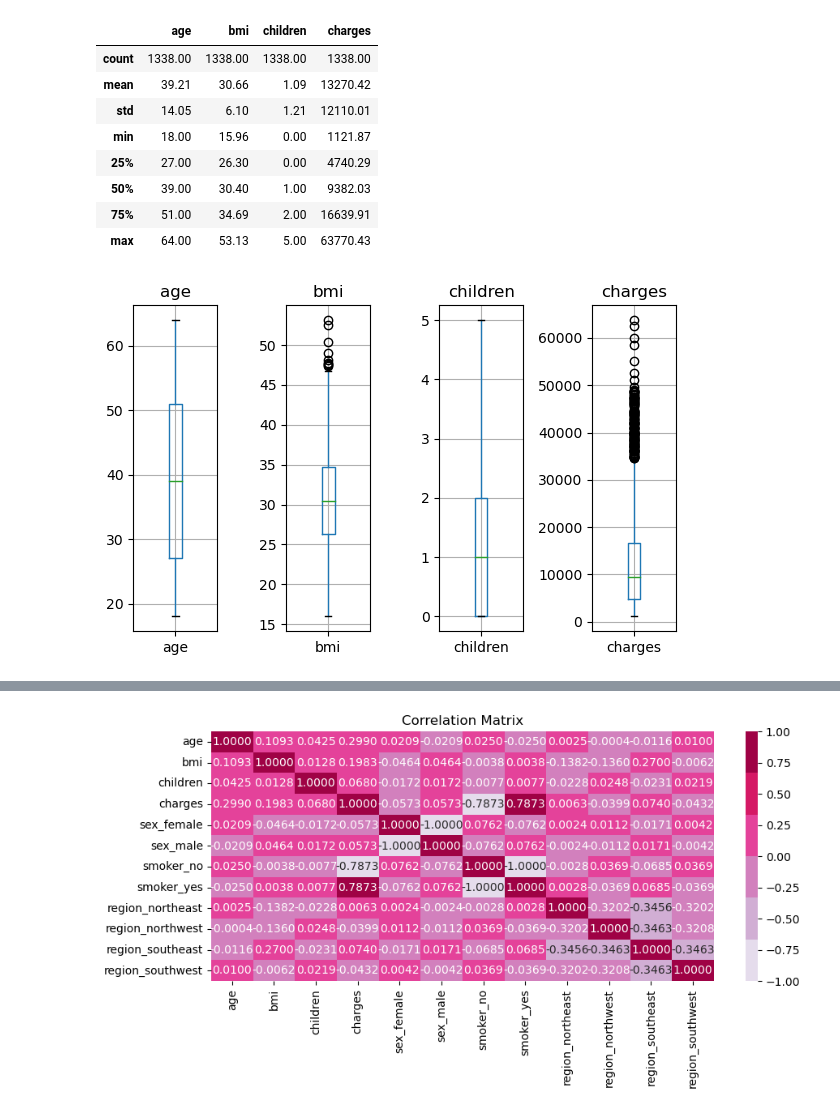
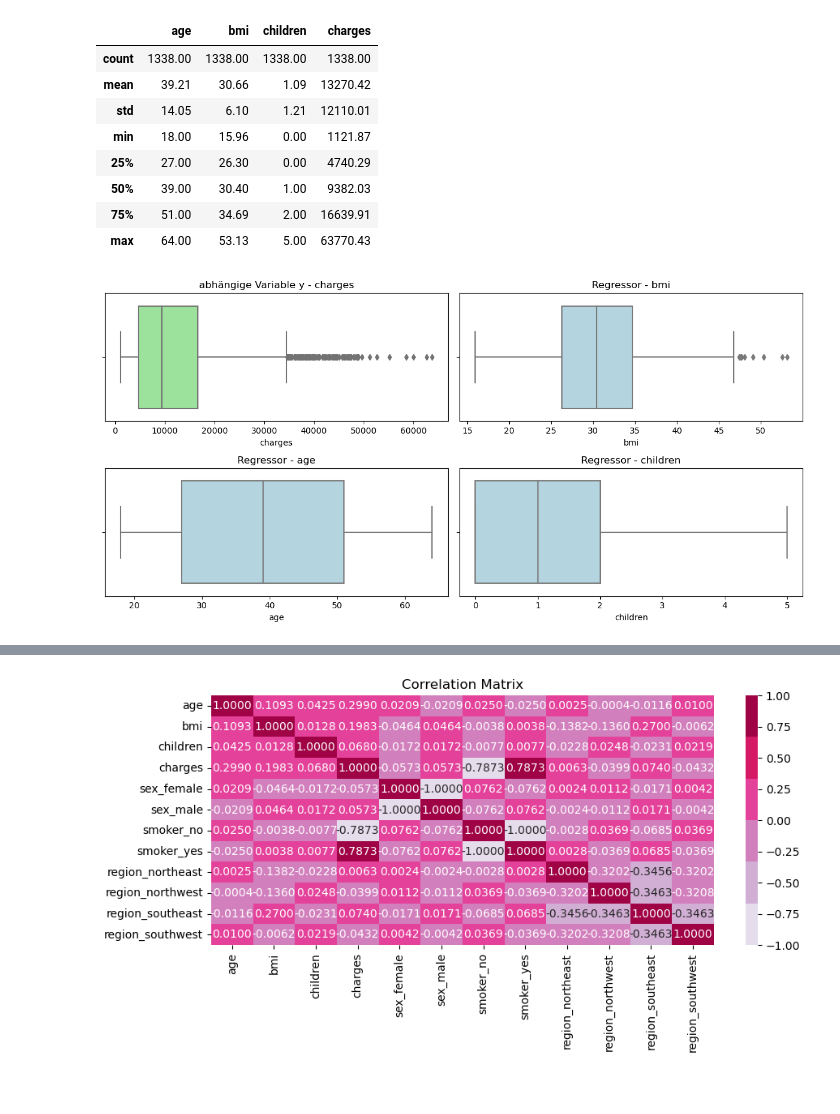
Before and after one commit to BrockherdeT/econometrics, a Jupyter notebook: shared_A2.ipynb, the cells around one changed output, grey strips where cells are left out. Saved outputs shown, nothing was run; the diff lists cells and outputs as text; code cells hidden in the pictures.

```diff
--- a/shared_A2.ipynb
+++ b/shared_A2.ipynb
@@ -147,22 +139,32 @@ data[['age', 'bmi', 'children', 'charges']].describe().round(2)
 | 50% | 39.00 | 30.40 | 1.00 | 9382.03 |
 | 75% | 51.00 | 34.69 | 2.00 | 16639.91 |
 | max | 64.00 | 53.13 | 5.00 | 63770.43 |
-# %%
-# Box und Whiskerplots
-df = data[['age', 'bmi', 'children', 'charges']]
-
-plt.figure(figsize=(6, 4))
-
-num_columns = len(df.columns)
-
-# Für jede Spalte im DataFrame einen Boxplot erstellen
-for i, column in enumerate(df.columns):
-    plt.subplot(1, num_columns, i+1)  #Für jede Spalte ein eigenen Plot
-    df.boxplot(column)
-    plt.title(column)
-
-plt.tight_layout()
-plt.show()
-# %% [output]
-[figure, removed]
+# %%
+plt.figure(figsize=(12, 6))
+
+# Boxplot for 'charges'
+plt.subplot(2, 2, 1)
+sns.boxplot(data=data, x='charges', color='lightgreen')
+plt.title('abhängige Variable y - charges')
+
+# Boxplot for 'bmi'
+plt.subplot(2, 2, 2)
+sns.boxplot(data=data, x='bmi', color='lightblue')
+plt.title('Regressor - bmi')
+
+# Boxplot for 'age'
+plt.subplot(2, 2, 3)
+sns.boxplot(data=data, x='age', color='lightblue')
+plt.title('Regressor - age')
+
+# Boxplot for 'children'
+plt.subplot(2, 2, 4)
+sns.boxplot(data=data, x='children', color='lightblue')
+plt.title('Regressor - children')
+
+#plot
+plt.tight_layout()
+plt.show()
+# %% [output]
+[figure, added]
 # %%
```
Also changed, not shown: parts of 30 cells of this notebook.
